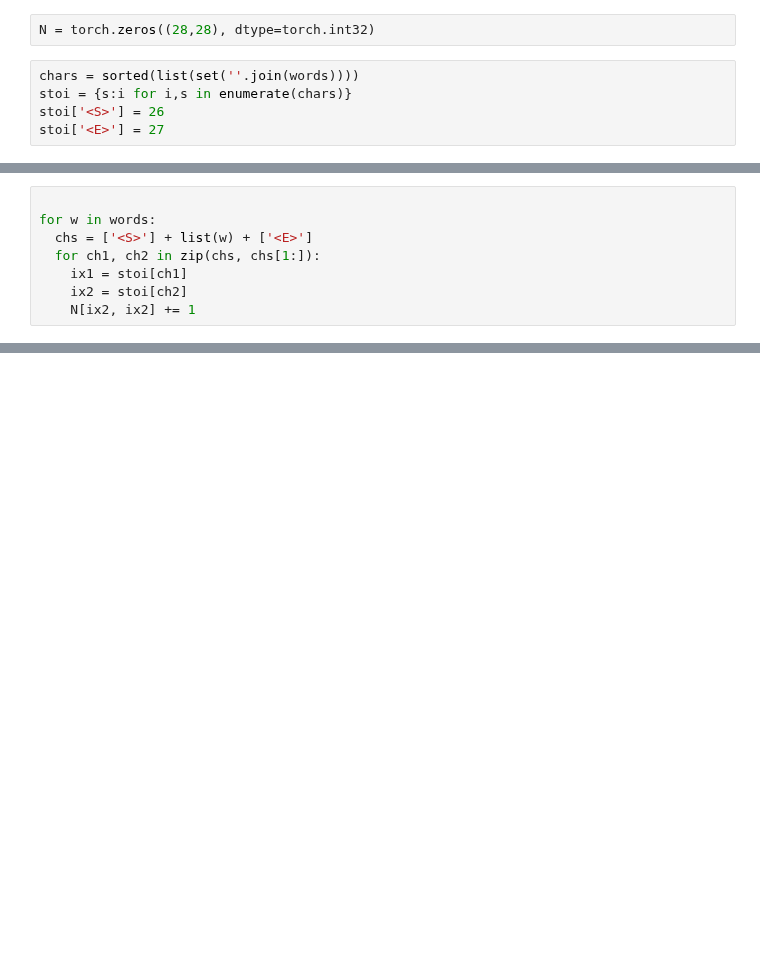
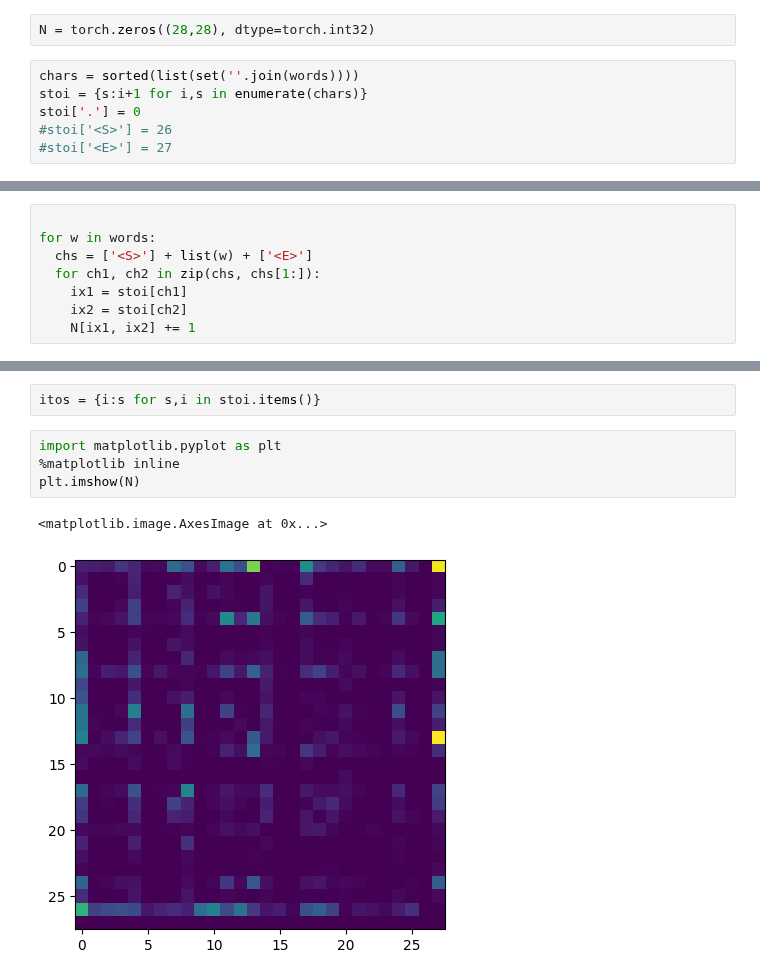
Before and after one commit to adamya-singh/machine-learning-exercises, a Jupyter notebook: makemore-w-karpathy/makemore.ipynb, the cells around one changed output, grey strips where cells are left out. Cells and saved outputs as stored; diff of their text form; blank space fills up the shorter version.

```diff
--- a/makemore-w-karpathy/makemore.ipynb
+++ b/makemore-w-karpathy/makemore.ipynb
@@ -66,6 +66,7 @@ import torch
 N = torch.zeros((28,28), dtype=torch.int32)
 # %%
 chars = sorted(list(set(''.join(words))))
-stoi = {s:i for i,s in enumerate(chars)}
-stoi['<S>'] = 26
-stoi['<E>'] = 27
+stoi = {s:i+1 for i,s in enumerate(chars)}
+stoi['.'] = 0
+#stoi['<S>'] = 26
+#stoi['<E>'] = 27
@@ -76,7 +79,7 @@ for w in words:
   for ch1, ch2 in zip(chs, chs[1:]):
     ix1 = stoi[ch1]
     ix2 = stoi[ch2]
-    N[ix2, ix2] += 1
+    N[ix1, ix2] += 1
 # %%
 N
 # %% [output]
@@ -99,0 +103,9 @@ tensor([[67770,     0,     0,     0,     0,     0,     0,     0,     0,     0,
+# %%
+itos = {i:s for s,i in stoi.items()}
+# %%
+import matplotlib.pyplot as plt
+%matplotlib inline
+plt.imshow(N)
+# %% [output]
+<matplotlib.image.AxesImage at 0x...>
+[figure, added]
```
Also changed, not shown: parts of 3 cells of this notebook.
